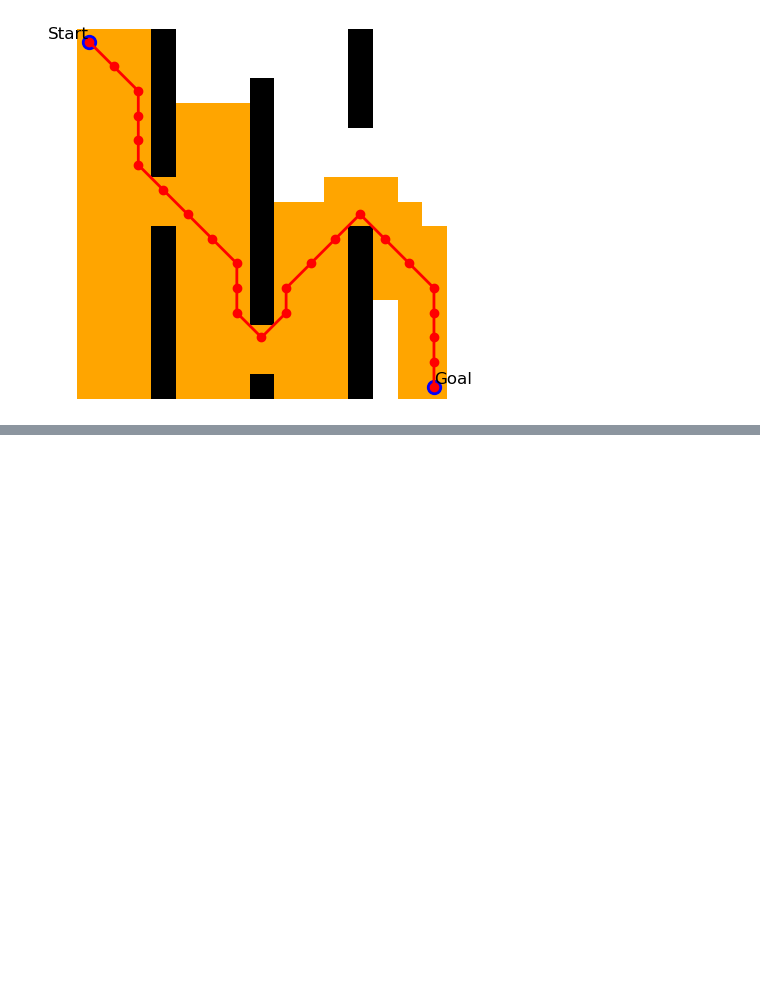
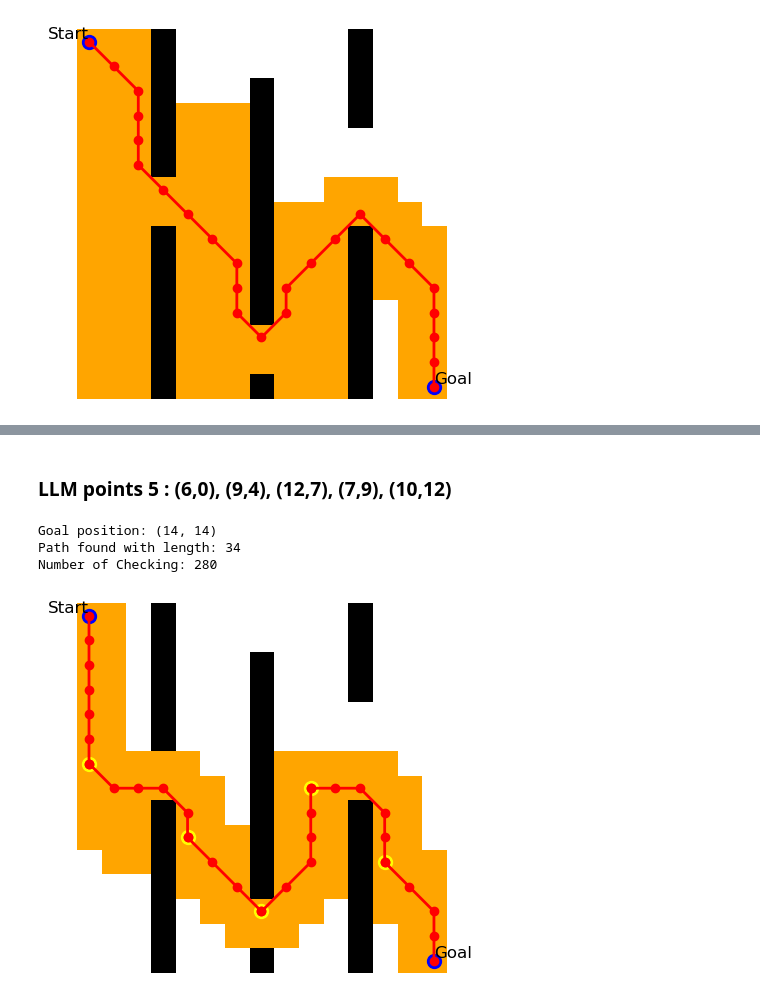
Before and after one commit to wodeyuzhou/LLM_AstarwithGraph, a Jupyter notebook: grid.ipynb, the cells around one changed output, grey strips where cells are left out. Saved outputs shown, nothing was run; the diff lists cells and outputs as text; code cells hidden in the pictures; blank space fills up the shorter version.

```diff
--- a/grid.ipynb
+++ b/grid.ipynb
@@ -150,0 +238,21 @@ Number of Checking: 736
+# %% [markdown]
+### LLM points 5 : (6,0), (9,4), (12,7), (7,9), (10,12)
+# %%
+llm_points = [(6,0), (9,4), (12,7), (7,9), (10,12)]
+start = (0, 0)
+goal = (14,14)
+path, count, checking_points = llm_astar(grid, start, goal, llm_points)
+
+print("Goal position:", goal)
+if path is not None:
+    print("Path found with length:", len(path))
+else:
+    print("No path found.")
+
+print("Number of Checking:", count)
+plot_path(grid, path, start, goal, checking_points, llm_points)
+# %% [output]
+Goal position: (14, 14)
+Path found with length: 34
+Number of Checking: 280
+[figure, added]
```
Also changed, not shown: parts of 12 cells of this notebook.
